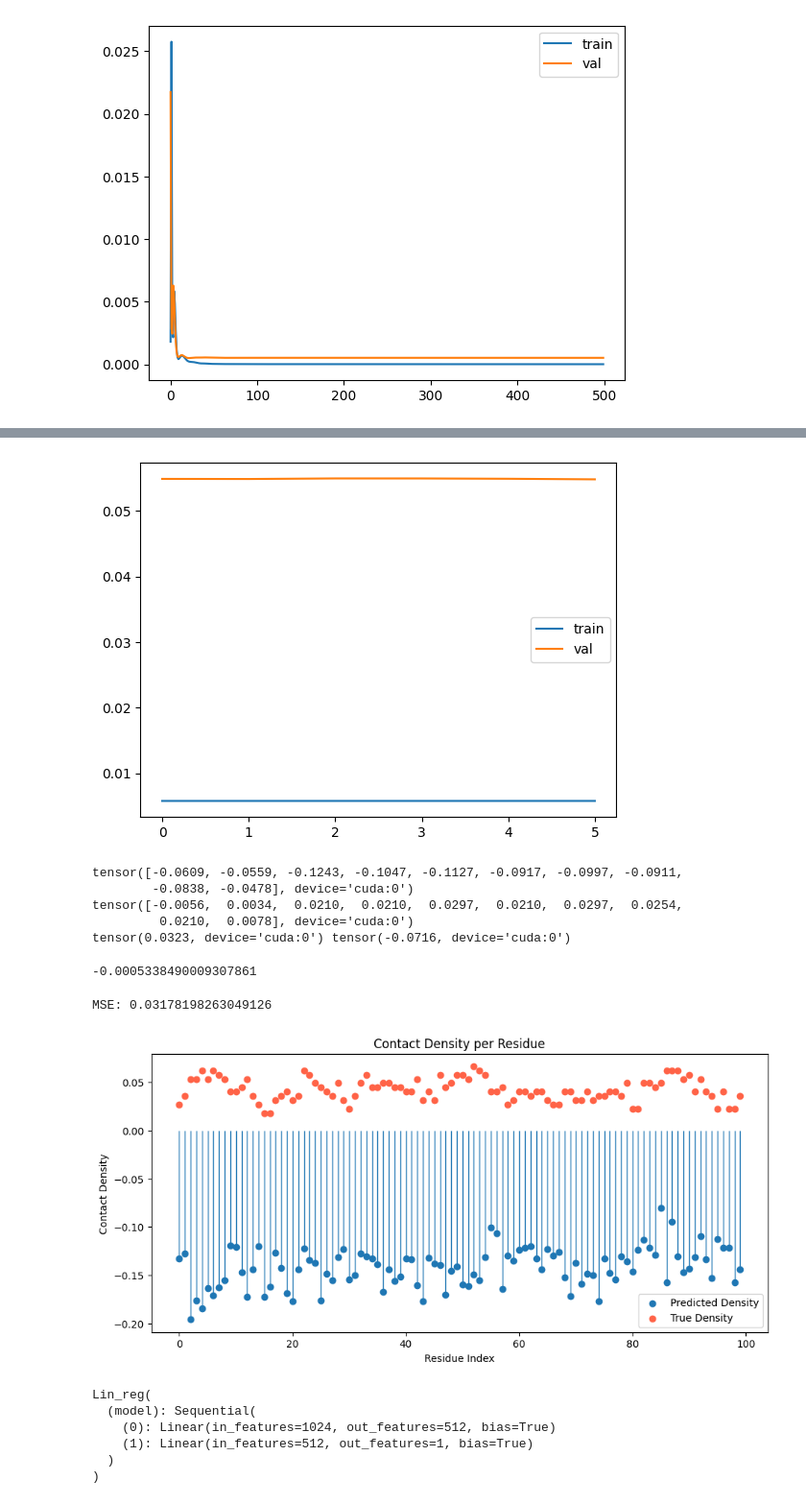
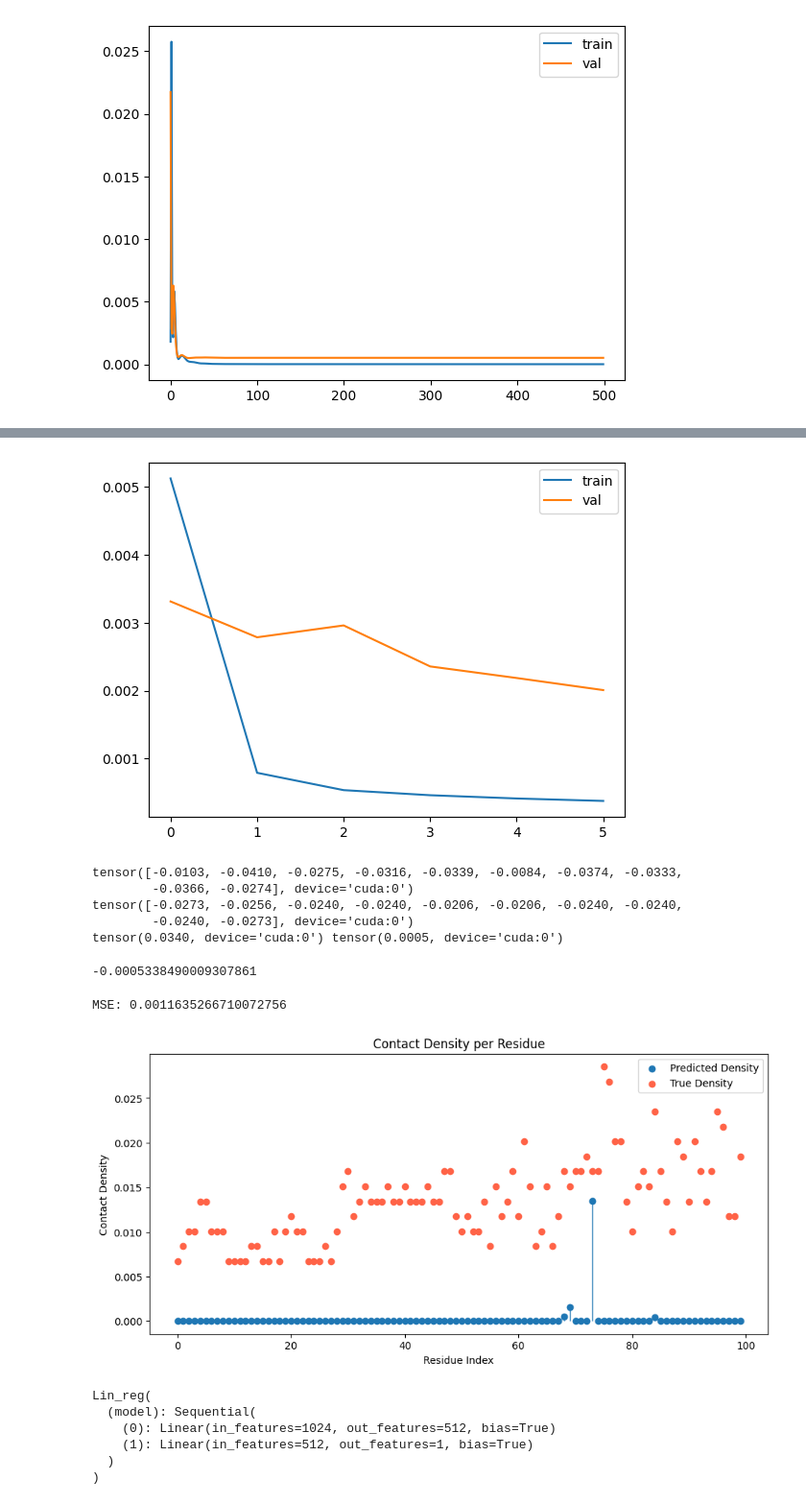
Before and after one commit to Eeeeelias/Protein-Prediction-1, a Jupyter notebook: runner.ipynb, the cells around one changed output, grey strips where cells are left out. Shown at 96% size. Cells and saved outputs as stored; diff of their text form; code cells hidden in the pictures.

```diff
--- a/runner.ipynb
+++ b/runner.ipynb
@@ -38,7 +38,7 @@ h_params = {
     'input_size': 1024,
     'n_hidden': 512,
     'batch_size': 128,
-    'epochs':100,
+    'epochs': 30,
     'lr': .001,
     'patience': 5
 }
@@ -163,8 +163,8 @@ best_val_loss = float('inf')
 losses_train = []
 losses_val = []
 
-train_loader = Dataloader(dataset, train_keys, batch_size=batch_size, shuffle=True)
-val_loader = Dataloader(dataset, val_keys, batch_size=batch_size, shuffle=True)
+train_loader = Dataloader(dataset, train_keys[:len(train_keys) // 12], batch_size=batch_size, shuffle=True)
+val_loader = Dataloader(dataset, val_keys[:len(train_keys) // 12], batch_size=batch_size, shuffle=True)
 
 early_stop = EarlyStopping(patience=h_params['patience'])
 
@@ -252,7 +253,7 @@ plt.plot(losses_val, label='val')
 plt.legend()
 plt.show()
 # %% [output]
-[figure, old version]
+[figure, new version]
 # %%
 # print example outputs and targets
 print(outputs[:10])
@@ -261,11 +262,11 @@ print(targets[:10])
 # print means
 print(target_mean, output_mean)
 # %% [output]
-tensor([-0.0609, -0.0559, -0.1243, -0.1047, -0.1127, -0.0917, -0.0997, -0.0911,
-        -0.0838, -0.0478], device='cuda:0')
-tensor([-0.0056,  0.0034,  0.0210,  0.0210,  0.0297,  0.0210,  0.0297,  0.0254,
-         0.0210,  0.0078], device='cuda:0')
-tensor(0.0323, device='cuda:0') tensor(-0.0716, device='cuda:0')
+tensor([-0.0103, -0.0410, -0.0275, -0.0316, -0.0339, -0.0084, -0.0374, -0.0333,
+        -0.0366, -0.0274], device='cuda:0')
+tensor([-0.0273, -0.0256, -0.0240, -0.0240, -0.0206, -0.0206, -0.0240, -0.0240,
+        -0.0240, -0.0273], device='cuda:0')
+tensor(0.0340, device='cuda:0') tensor(0.0005, device='cuda:0')
 # %%
 truths = targets.cpu().numpy()
 preds = outputs.detach().cpu().numpy()
@@ -275,32 +276,32 @@ min(truths) + target_mean.item()
 # %%
 truths = targets.cpu().numpy()
 preds = outputs.detach().cpu().numpy()
 
 # add mean to both predictions and truths
 truths = truths + target_mean.item()
 preds = preds + output_mean.item()
 # clip predictions to 0
-# preds = np.clip(preds, 0, None)
+preds = np.clip(preds, 0, None)
 
 # calculate MSE between predictions and truths
 mse = np.mean((truths - preds) ** 2)
 print(f"MSE: {mse}")
 
 truths = truths[:100]
 preds = preds[:100]
 plt.figure(figsize=(11, 5))
 plt.scatter(range(len(preds)), preds, label="Predicted Density")
 plt.scatter(range(len(truths)), truths, c="tomato", label="True Density")
 plt.vlines(x=range(len(preds)), linestyle='-', linewidth=1, ymin=0, ymax=preds)
 plt.xlabel("Residue Index")
 plt.ylabel("Contact Density")
 plt.title("Contact Density per Residue")
 plt.legend()
-plt.savefig("neural_net_big.png")
+plt.savefig("neural_net_.png")
 plt.show()
 # %% [output]
-MSE: 0.03178198263049126
+MSE: 0.0011635266710072756
-[figure, old version]
+[figure, new version]
 # %%
 # save the model checkpoint
 torch.save(best_model.state_dict(), 'models/neural_net.pth')
```
Also changed, not shown: parts of 1 cell of this notebook, 1 other file.
